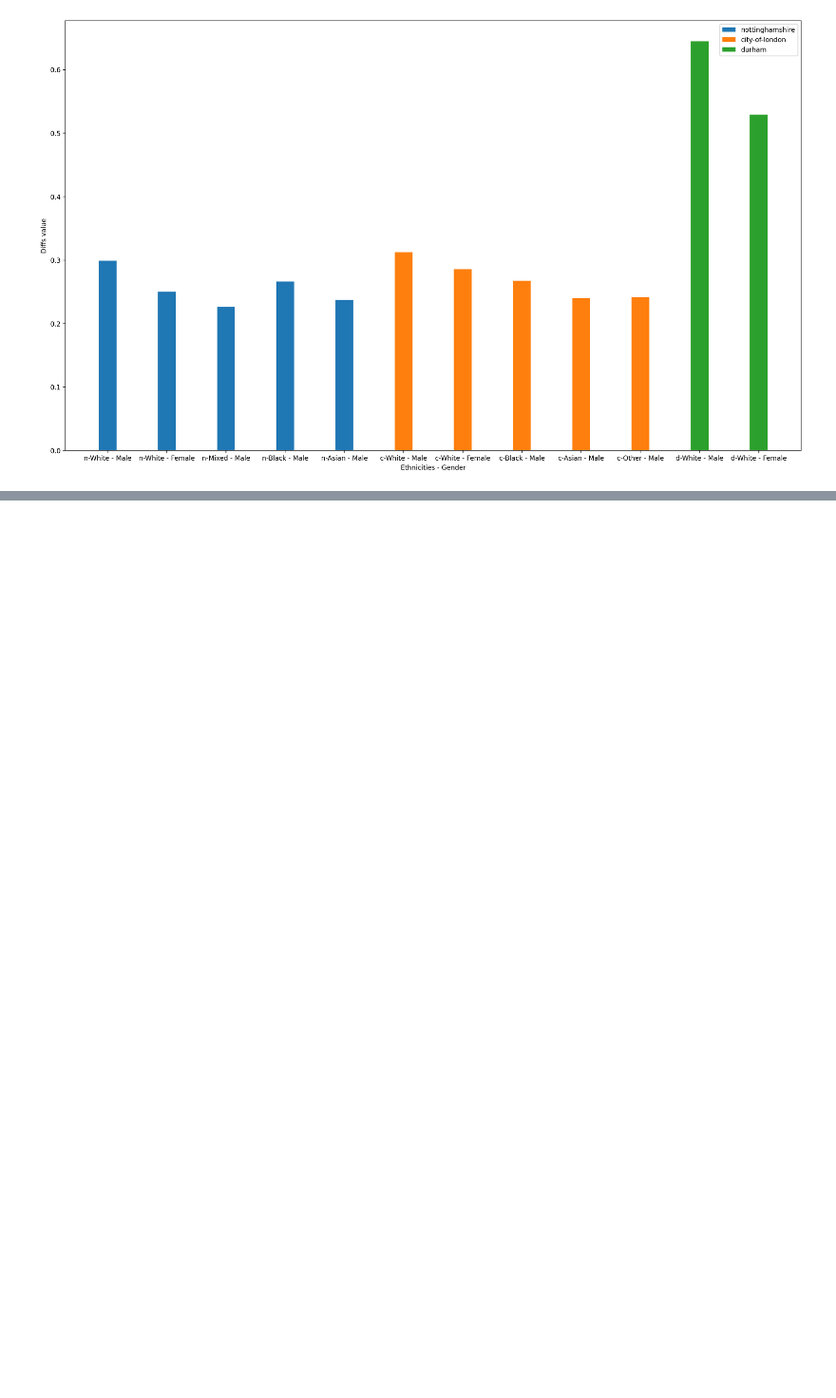
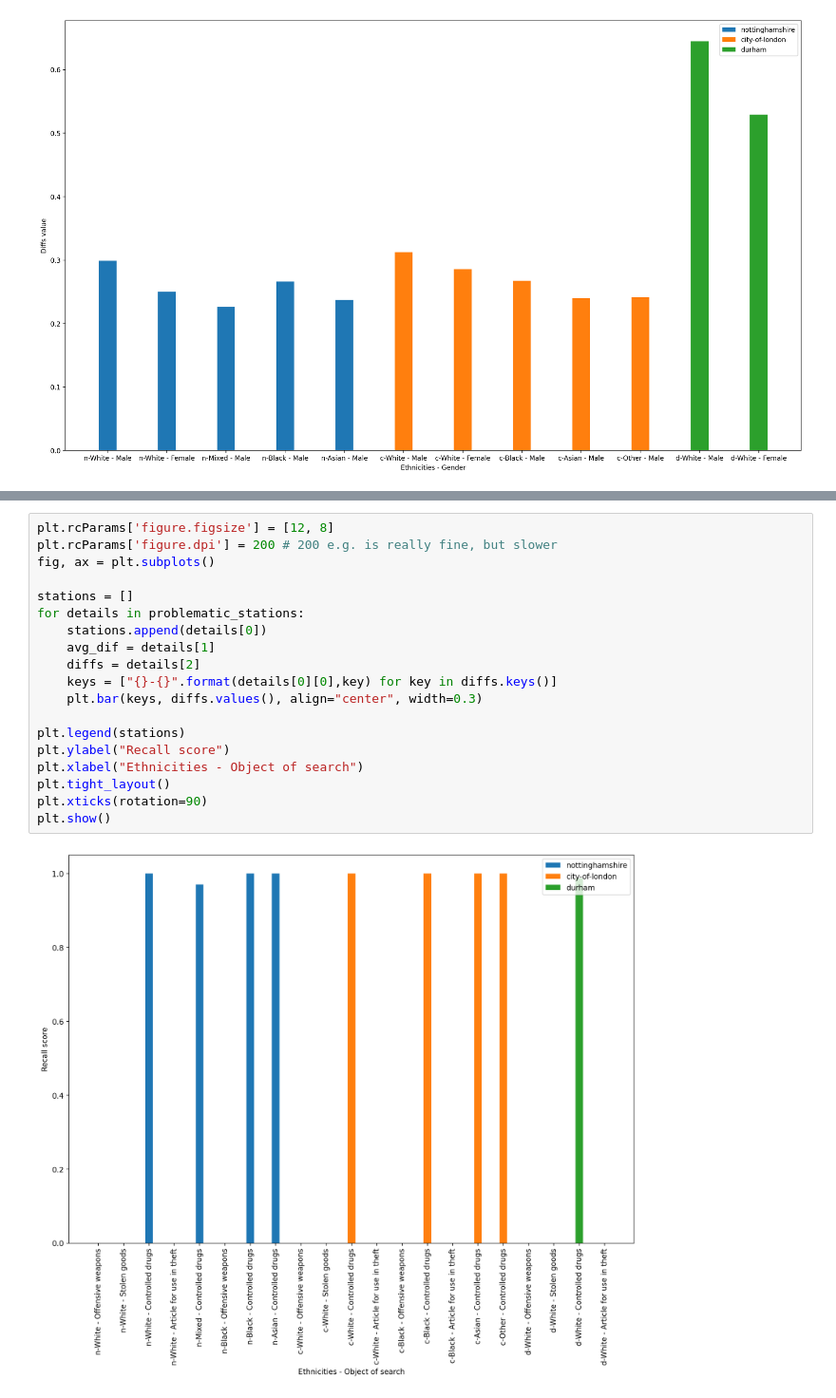
Before and after one commit to dbsousa01/Batch4-Capstone, a Jupyter notebook: Production Analysis.ipynb, the cells around one changed output, grey strips where cells are left out. Shown at 95% size. Drawn from its saved outputs; the diff is of its cells as text; blank space fills up the shorter version.

```diff
--- a/Production Analysis.ipynb
+++ b/Production Analysis.ipynb
@@ -402,0 +577,21 @@ plt.show()
+# %%
+plt.rcParams['figure.figsize'] = [12, 8]
+plt.rcParams['figure.dpi'] = 200 # 200 e.g. is really fine, but slower
+fig, ax = plt.subplots()
+
+stations = []
+for details in problematic_stations:
+    stations.append(details[0])
+    avg_dif = details[1]
+    diffs = details[2]
+    keys = ["{}-{}".format(details[0][0],key) for key in diffs.keys()]
+    plt.bar(keys, diffs.values(), align="center", width=0.3)
+
+plt.legend(stations)
+plt.ylabel("Recall score")
+plt.xlabel("Ethnicities - Object of search")
+plt.tight_layout()
+plt.xticks(rotation=90)
+plt.show()
+# %% [output]
+[figure, added]
```
Also changed, not shown: parts of 11 cells of this notebook.
